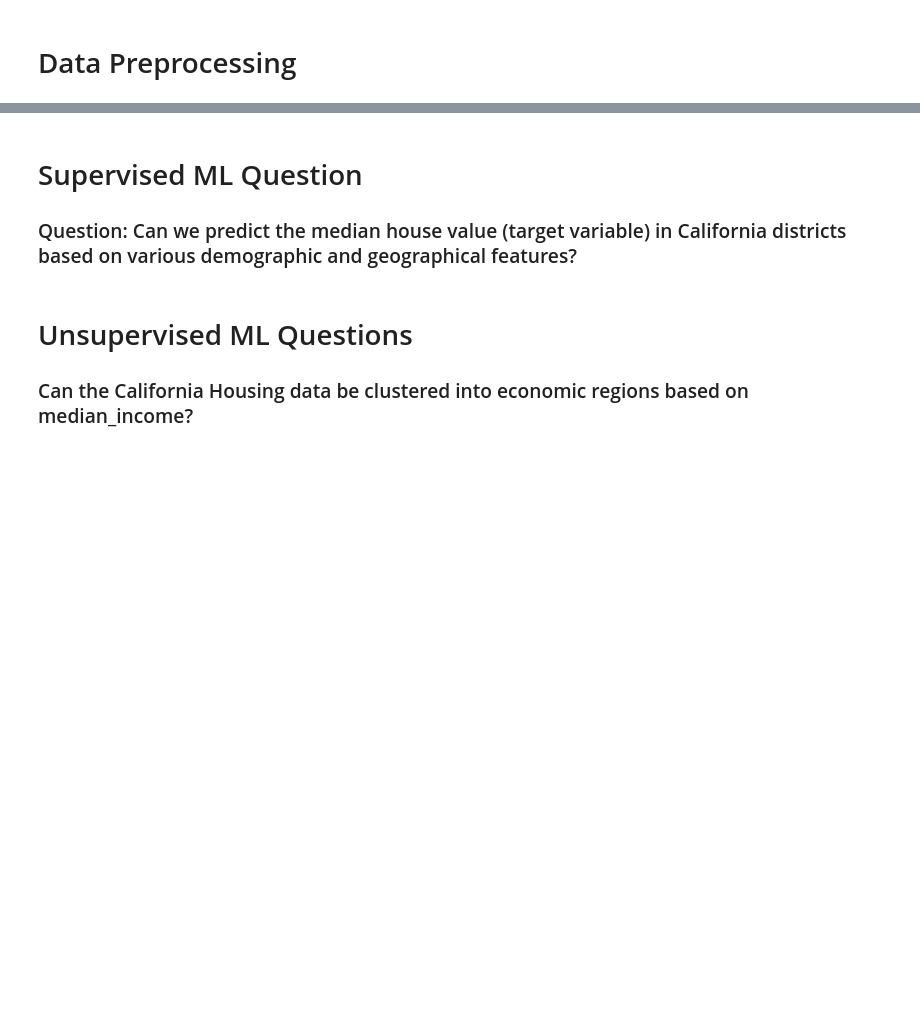
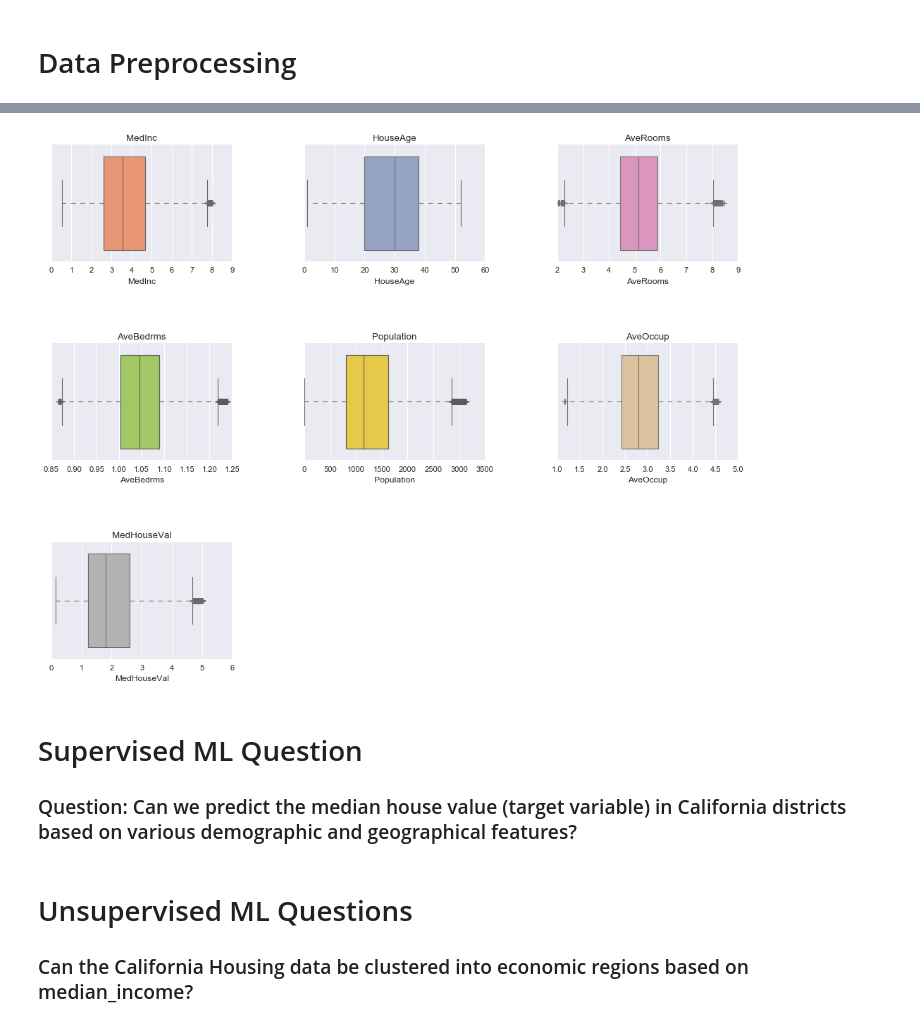
Before and after one commit to efyrb4/dsda-zdat2003-assessment-2-efyrb4, a Jupyter notebook: src/ML_experiments.ipynb, the cells around one changed output, grey strips where cells are left out. Cells and saved outputs as stored; diff of their text form; code cells hidden in the pictures; blank space fills up the shorter version.

Commit message:
feat: IQR method employed to handle outliers

```diff
--- a/src/ML_experiments.ipynb
+++ b/src/ML_experiments.ipynb
@@ -212,0 +222,3 @@ plt.show()
+# %%
+# Features that outlier handling will be performed on
+outlier_removal_feats = ['MedInc', 'HouseAge', 'AveRooms', 'AveBedrms', 'Population', 'AveOccup']
@@ -212,0 +286,9 @@ plt.show()
+# %%
+# Any outliers which are below or above the IQR method for each feature, returned True in the array
+Outliers_to_remove = np.any(outliers, axis = 0)
+
+# Index of the records with outliers
+index_outliers = np.where(Outliers_to_remove)
+
+# total number of outliers
+len(index_outliers[0])
@@ -212,0 +297,5 @@ plt.show()
+# %%
+# Cleaned data without outliers
+housing_cleaned_df = housing_df.drop(index_outliers[0], axis=0)
+
+housing_cleaned_df
@@ -213,3 +316,31 @@ plt.show()
+# %%
+# palette colour for the box plots
+palette = sns.color_palette("Set2")
+
+# Cleaned features to visualise after IQR method
+cleaned_numerical_features = housing_cleaned_df.drop(['Latitude', 'Longitude'],axis=1)
+
+# Box plots for cleaned features
+plt.figure(figsize=(14, 11))
+
+# Loop through the numerical features using enumerate to get the index and column name
+for i, col in enumerate(cleaned_numerical_features, 1):
+
+    # Create subplots for 3x3 grid
+    plt.subplot(3, 3, i)
+
+    # Create boxplot for each numerical feature
+    sns.boxplot(x=cleaned_numerical_features[col],
+                 color=palette[i])
+
+    # Set title for each boxplot
+    plt.title(col)
+
+# Subplots adjustment and displayment of boxplots
+plt.subplots_adjust(hspace=0.7, wspace=0.4)
+plt.show()
+# %% [output]
+[figure, added]
 # %% [markdown]
 # Supervised ML Question
 
```
Also changed, not shown: parts of 14 cells of this notebook.
